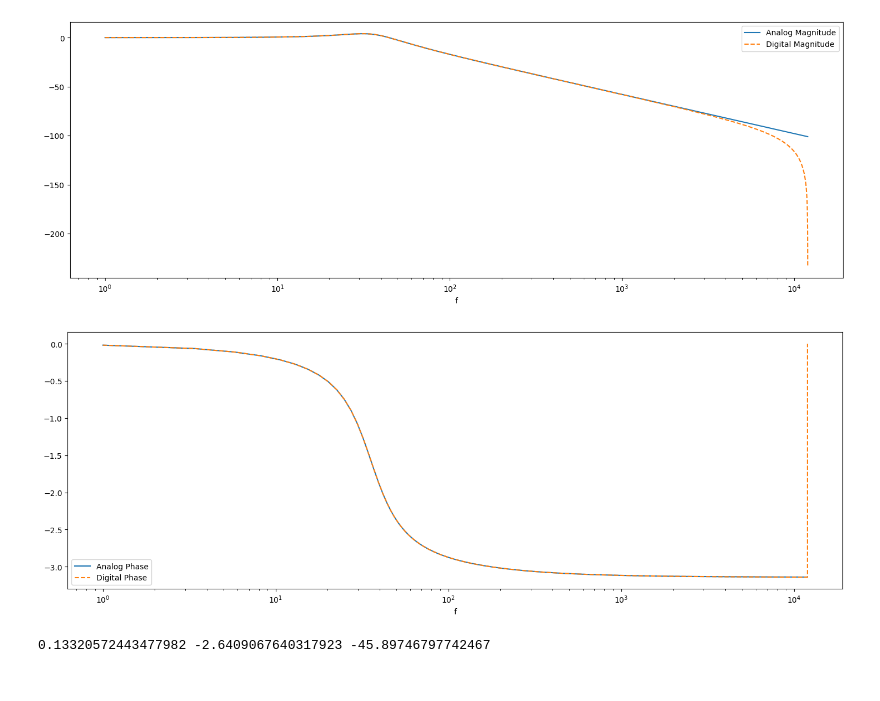
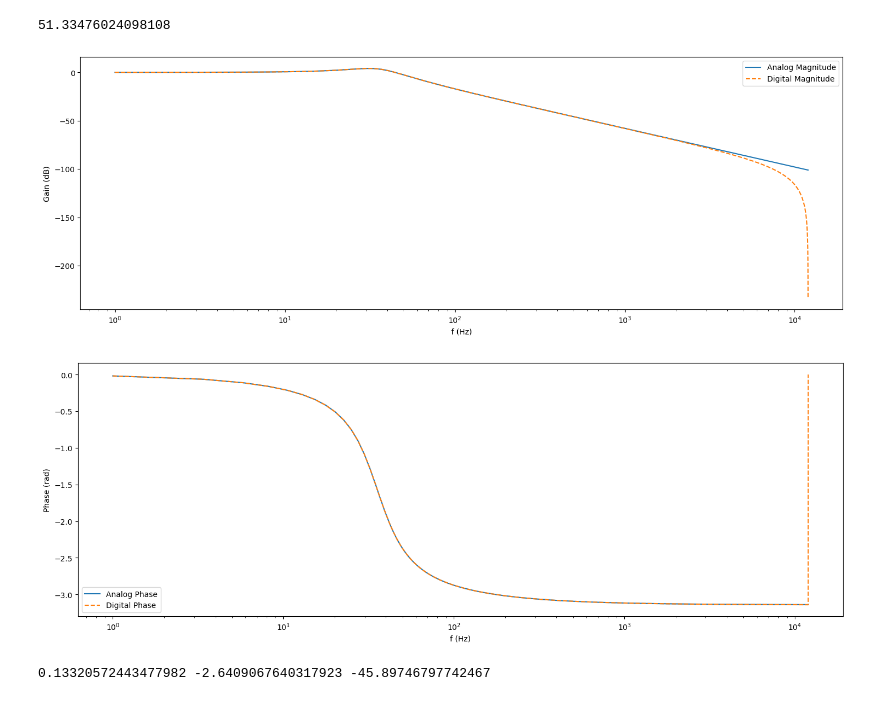
Before and after one commit to julyfun/dsp-lab3, a Jupyter notebook: t3.ipynb, the cells around one changed output. Cells and saved outputs as stored; diff of their text form; code cells hidden in the pictures.

```diff
--- a/t3.ipynb
+++ b/t3.ipynb
@@ -106,6 +106,9 @@ def frequency_response(bz, az):
     cap_hs = np.array([cap_h_value(bz, az, np.exp(1j * omega)) for omega in ws])
     return ws, cap_hs
 
+# def analog_frequency_response(hw_func, ws):
+#     return ws, np.array([hw_func(w) for w in ws])
+
 def db(x):
     return 20 * np.log10(np.abs(x))
 
@@ -139,6 +142,24 @@ plt.text(min_f_s_that_makes_diff_less_than_0_point_1_db, try_diff[min_index],
          f'({min_f_s_that_makes_diff_less_than_0_point_1_db:.2f}, {try_diff[min_index]:.2f})', ha='right', va='bottom')  # 标注坐标
 # hhh
 fig.show()
+
+f_s = min_f_s_that_makes_diff_less_than_0_point_1_db
+bz, az = gen_bz_az(f_s)
+
+prop_desc = ['Magnitude', 'Phase', 'Real', 'Imaginary']
+for prop in range(2):
+    fig = plt.figure(figsize=(18, 6))
+    ws, cap_hs = frequency_response(bz, az)
+    analog_hs = np.array([hw(w * f_s) for w in ws])
+
+    hs_plots = get_mod_pha_real_imag(cap_hs)
+    analog_hs_plots = get_mod_pha_real_imag(analog_hs)
+    plt.plot(ws, analog_hs_plots[prop], '-', label=f'Analog filter FRF {prop_desc[prop]}')
+    plt.plot(ws, hs_plots[prop], '--', label=f'Digital filter {prop_desc[prop]}')
+
+    plt.xlabel('w')
+    plt.legend()
+    fig.show()
 # %% [output]
 23966.139661396614
 [figure]
@@ -145,26 +168,28 @@ fig.show()
 # %%
-f_s = min_f_s_that_makes_diff_less_than_0_point_1_db
-bz, az = gen_bz_az(f_s)
 frequencies = np.linspace(1, f_s / 2, SAMPLE_N)
 analog_output = np.array([hw(2 * np.pi * f) for f in frequencies])
 digital_output = np.array([hz_w(2 * np.pi * f, 2 * np.pi * f_s, bz, az) for f in frequencies])
 # Why tf the transform makes w_real in 0 and 2pi?
 analog_plots = get_mod_pha_real_imag(analog_output)
 digital_plots = get_mod_pha_real_imag(digital_output)
 analog_plots[0] = db(analog_plots[0])
 digital_plots[0] = db(digital_plots[0])
 
-prop_desc = ['Magnitude', 'Phase', 'Real', 'Imaginary']
 for prop in range(2):
     fig = plt.figure(figsize=(18, 6))
     plt.semilogx(frequencies, analog_plots[prop], '-',  label=f'Analog {prop_desc[prop]}')
     plt.semilogx(frequencies, digital_plots[prop], '--', label=f'Digital {prop_desc[prop]}')
-    plt.xlabel('f')
+    plt.xlabel('f (Hz)')
+    plt.ylabel('Gain (dB)' if prop == 0 else 'Phase (rad)')
     plt.legend()
     fig.show()
+
+cut_off_frequency = frequencies[[i for i, x in enumerate(digital_plots[0]) if x < -3][0]]
+print(cut_off_frequency)
 # %% [output]
+51.33476024098108
-[figure, old version]
+[figure, new version]
-[figure, old version]
+[figure, new version]
 # %%
 # [t3.d]
 # 模拟角频率转数字角频率
```
Also changed, not shown: parts of 1 cell of this notebook, 7 other files.
